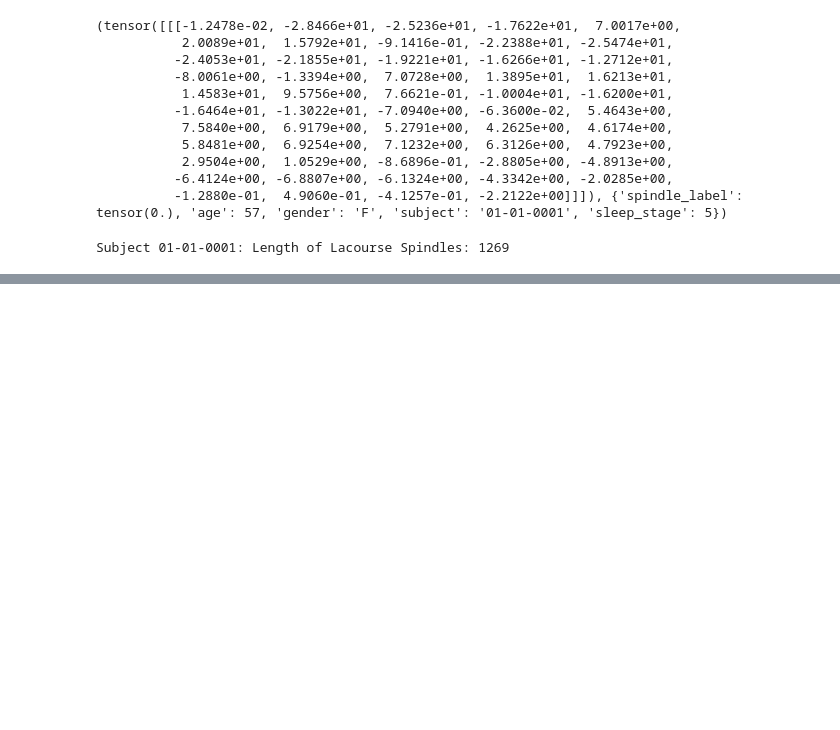
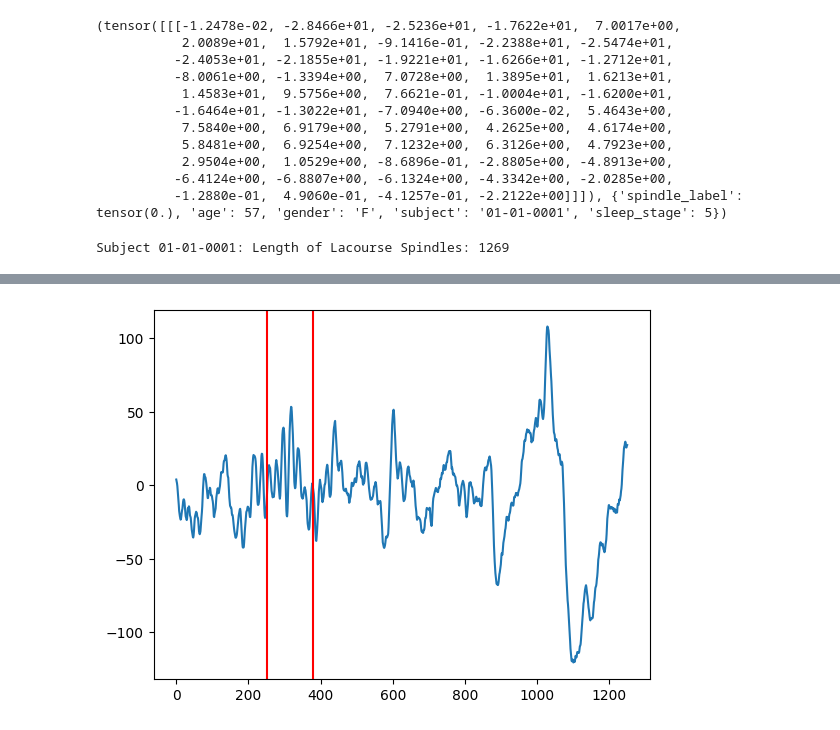
Before and after one commit to Portiloop/portiloop-training, a Jupyter notebook: notebooks/add_new_wamsley.ipynb, the cells around one changed output, grey strips where cells are left out. Cells and saved outputs as stored; diff of their text form; code cells hidden in the pictures; blank space fills up the shorter version.

```diff
--- a/notebooks/add_new_wamsley.ipynb
+++ b/notebooks/add_new_wamsley.ipynb
@@ -213,0 +217,12 @@ index += 1
+# %%
+onset = dataset.data['01-01-0001']['spindle_label_mass']['01-01-0001']['onsets'][index]
+offset = dataset.data['01-01-0001']['spindle_label_mass']['01-01-0001']['offsets'][index]
+diff = offset - onset
+spindle = dataset.data['01-01-0001']['signal_mass'][onset-250:onset+1000]
+plt.plot(spindle)
+plt.axvline(250, color='r')
+plt.axvline(250+diff, color='r')
+plt.show()
+index += 1
+# %% [output]
+[figure, added]
```
Also changed, not shown: parts of 2 cells of this notebook, 4 other files.
